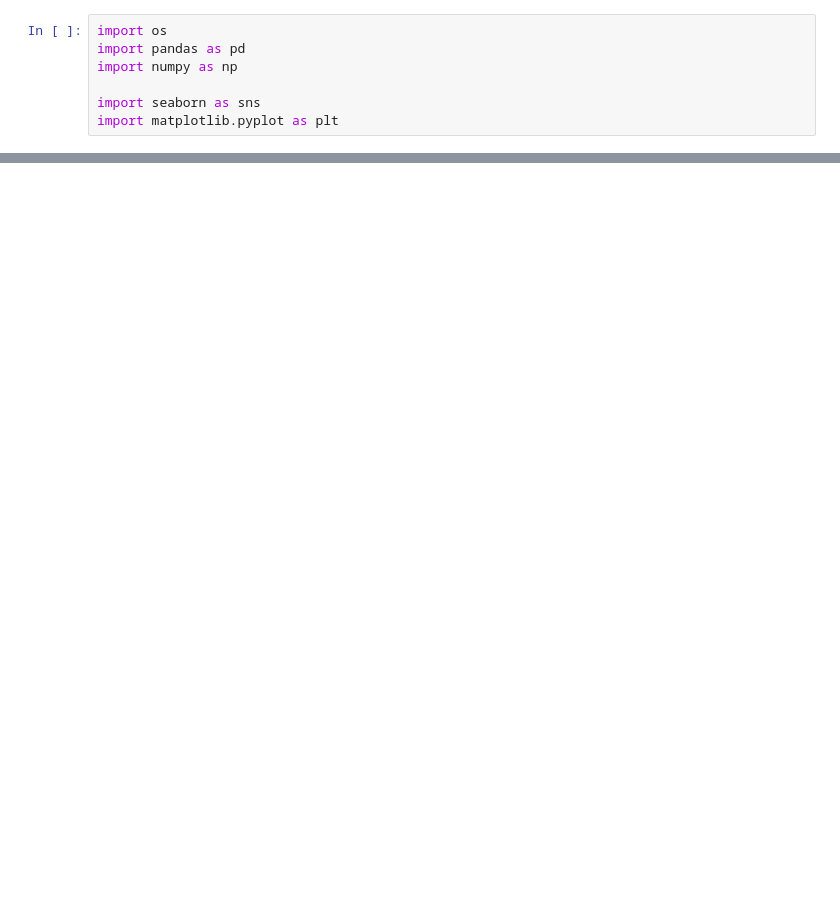
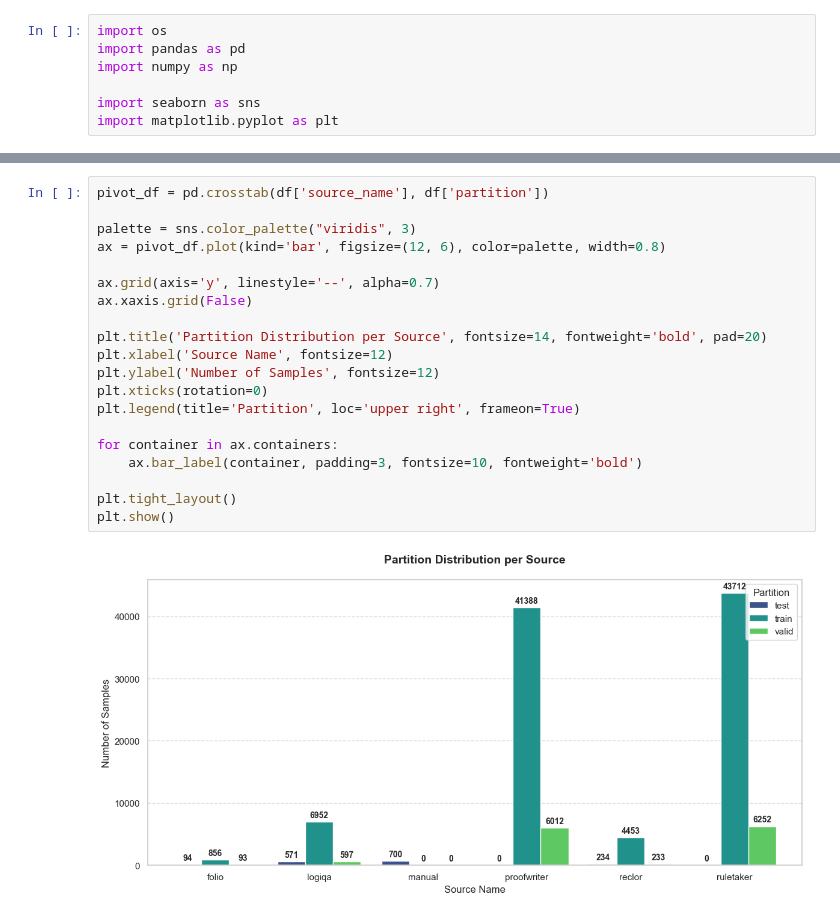
Before and after one commit to Orange1301/Neurosymbolic-Reasoning, a Jupyter notebook: final_data/new-eda.ipynb, the cells around one changed output, grey strips where cells are left out. Cells and saved outputs as stored; diff of their text form; blank space fills up the shorter version.

```diff
--- a/final_data/new-eda.ipynb
+++ b/final_data/new-eda.ipynb
@@ -103,0 +69,22 @@ plt.show()
+# %%
+pivot_df = pd.crosstab(df['source_name'], df['partition'])
+
+palette = sns.color_palette("viridis", 3)
+ax = pivot_df.plot(kind='bar', figsize=(12, 6), color=palette, width=0.8)
+
+ax.grid(axis='y', linestyle='--', alpha=0.7)
+ax.xaxis.grid(False)
+
+plt.title('Partition Distribution per Source', fontsize=14, fontweight='bold', pad=20)
+plt.xlabel('Source Name', fontsize=12)
+plt.ylabel('Number of Samples', fontsize=12)
+plt.xticks(rotation=0)
+plt.legend(title='Partition', loc='upper right', frameon=True)
+
+for container in ax.containers:
+    ax.bar_label(container, padding=3, fontsize=10, fontweight='bold')
+
+plt.tight_layout()
+plt.show()
+# %% [output]
+[figure, added]
```
Also changed, not shown: parts of 8 cells of this notebook.
